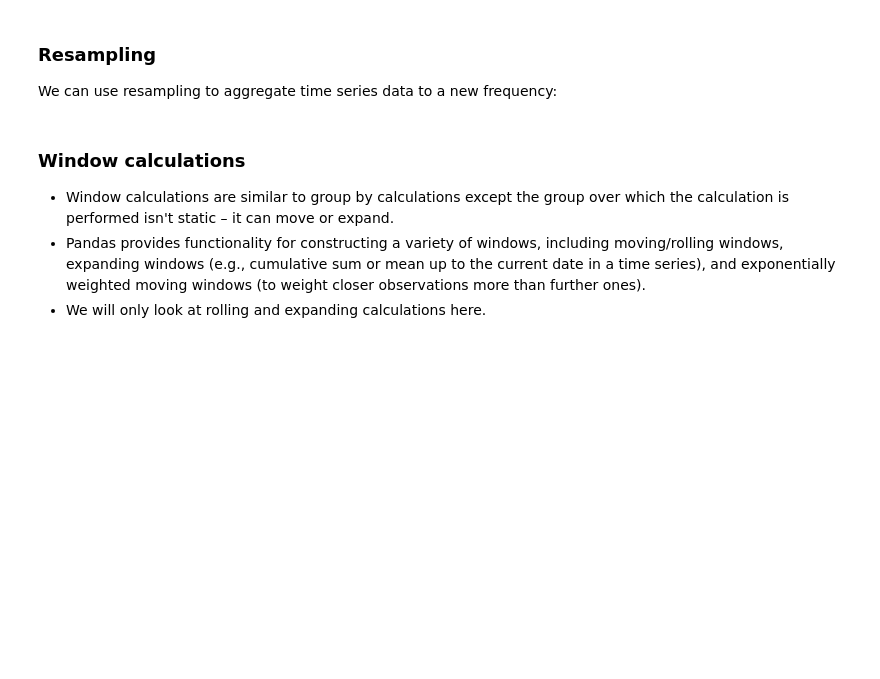
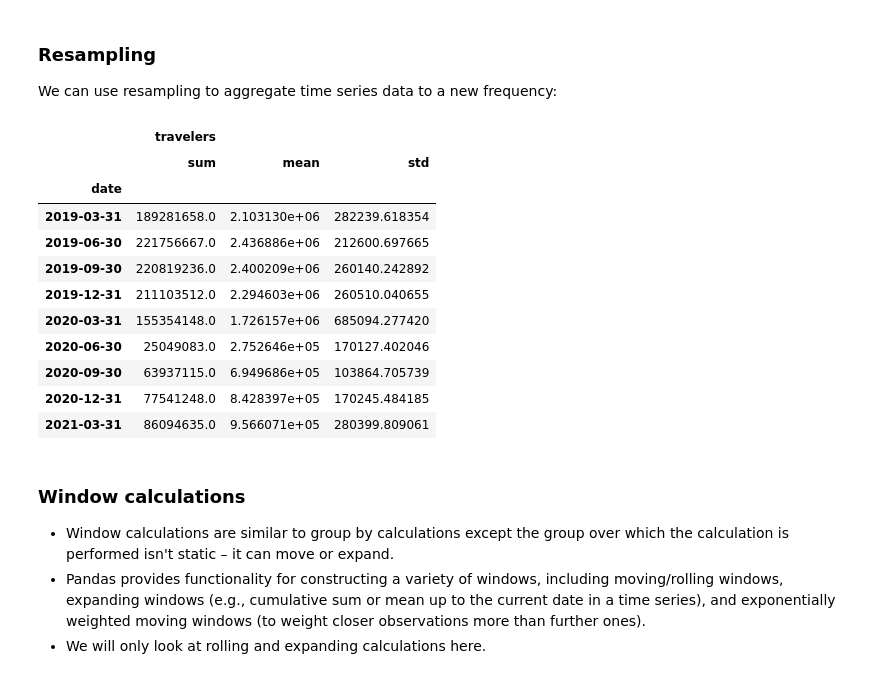
Before and after one commit to JasSandhu14/dsc200-fa25-public, a Jupyter notebook: lectures/Lecture 11 - pandas wrangling.ipynb, the cells around one changed output. Saved outputs shown, nothing was run; the diff lists cells and outputs as text; code cells hidden in the pictures; blank space fills up the shorter version.

```diff
--- a/lectures/Lecture 11 - pandas wrangling.ipynb
+++ b/lectures/Lecture 11 - pandas wrangling.ipynb
@@ -337,7 +372,20 @@ tsa_melted_holiday_travel.loc['2020'].assign(
 We can use resampling to aggregate time series data to a new frequency:
 # %%
 tsa_melted_holiday_travel['2019':'2021-Q1'].select_dtypes(include='number')\
-    .resample('Q').agg(['sum', 'mean', 'std'])
+    .resample('QE').agg(['sum', 'mean', 'std'])
+# %% [output]
+|  | travelers |  |  |
+|  | sum | mean | std |
+| date |  |  |  |
+| 2019-03-31 | 189281658.0 | 2.103130e+06 | 282239.618354 |
+| 2019-06-30 | 221756667.0 | 2.436886e+06 | 212600.697665 |
+| 2019-09-30 | 220819236.0 | 2.400209e+06 | 260140.242892 |
+| 2019-12-31 | 211103512.0 | 2.294603e+06 | 260510.040655 |
+| 2020-03-31 | 155354148.0 | 1.726157e+06 | 685094.277420 |
+| 2020-06-30 | 25049083.0 | 2.752646e+05 | 170127.402046 |
+| 2020-09-30 | 63937115.0 | 6.949686e+05 | 103864.705739 |
+| 2020-12-31 | 77541248.0 | 8.428397e+05 | 170245.484185 |
+| 2021-03-31 | 86094635.0 | 9.566071e+05 | 280399.809061 |
 # %% [markdown]
 ### Window calculations
 
```
Also changed, not shown: parts of 7 cells of this notebook, 1 other file.
